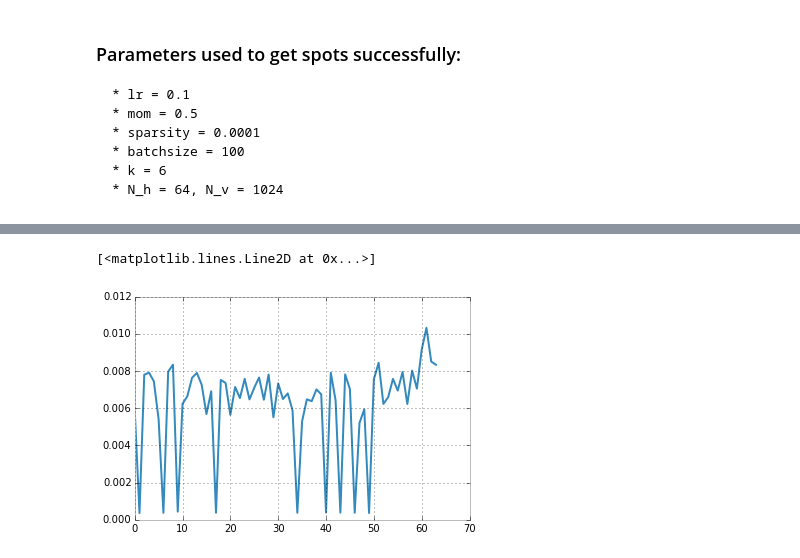
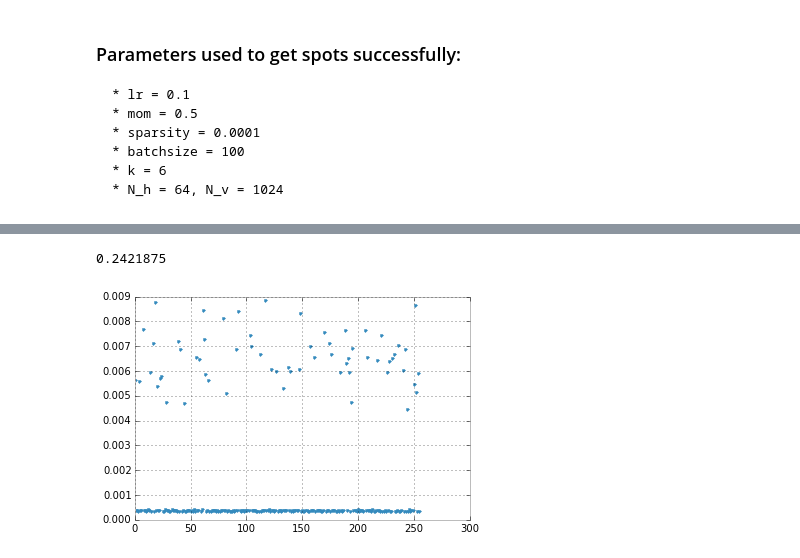
Before and after one commit to colinclement/cudaRBM, a Jupyter notebook: code/src/pycuRBM.ipynb, the cells around one changed output, grey strips where cells are left out. Cells and saved outputs as stored; diff of their text form; code cells hidden in the pictures.

```diff
--- a/code/src/pycuRBM.ipynb
+++ b/code/src/pycuRBM.ipynb
@@ -154,5 +154,6 @@ for ax, s in zip(axs.flat, selection):
 # %%
-plt.plot(np.mean(np.abs(W),0))
+plt.plot(np.mean(np.abs(W),0),'.')
+np.mean(np.mean(np.abs(W),0)>0.001)
 # %% [output]
-[<matplotlib.lines.Line2D at 0x...>]
+0.2421875
-[figure, old version]
+[figure, new version]
```
Also changed, not shown: parts of 3 cells of this notebook, 1 other file.
